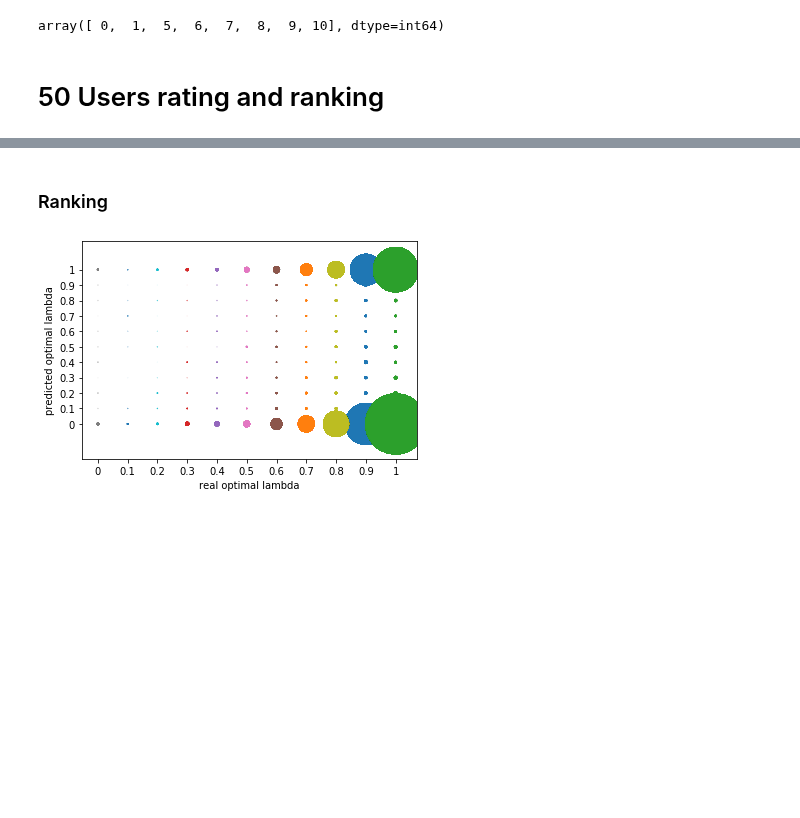
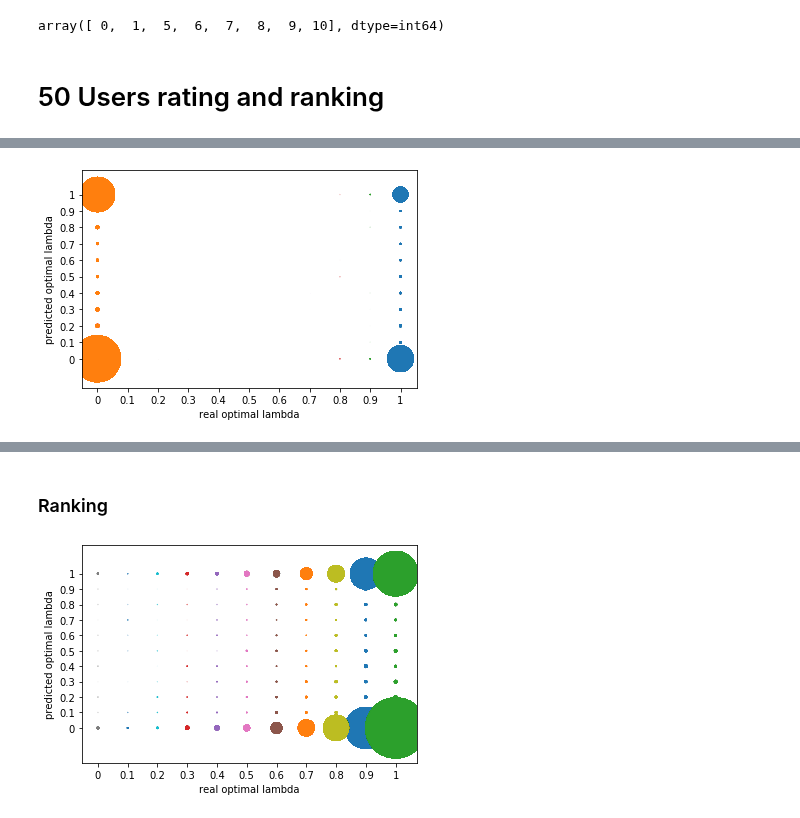
Before and after one commit to litosly/thesis, a Jupyter notebook: Critiques Draft/Single Step Critiquing Rating and Ranking objective Experiment .ipynb, the cells around one changed output, grey strips where cells are left out. Cells and saved outputs as stored; diff of their text form; code cells hidden in the pictures; blank space fills up the shorter version.

```diff
--- a/Critiques Draft/Single Step Critiquing Rating and Ranking objective Experiment .ipynb
+++ b/Critiques Draft/Single Step Critiquing Rating and Ranking objective Experiment .ipynb
@@ -1650,0 +1820,6 @@ df = pd.read_csv("../tables/critiquing/plrec_with_obj/ranking_and_rating_50user.
+# %%
+plot_real_predicted_best_lambda(df, rank_type1= "random_all", rank_type2="random",size_constant=0.0001,
+                                show = False, get_only_first = True, get_all = False,obj='rating',
+                                savefig = True, figname = "real_vs_predicted_optimal/random_rating")
+# %% [output]
+[figure, added]
```
Also changed, not shown: parts of 16 cells of this notebook, 17 other files.
